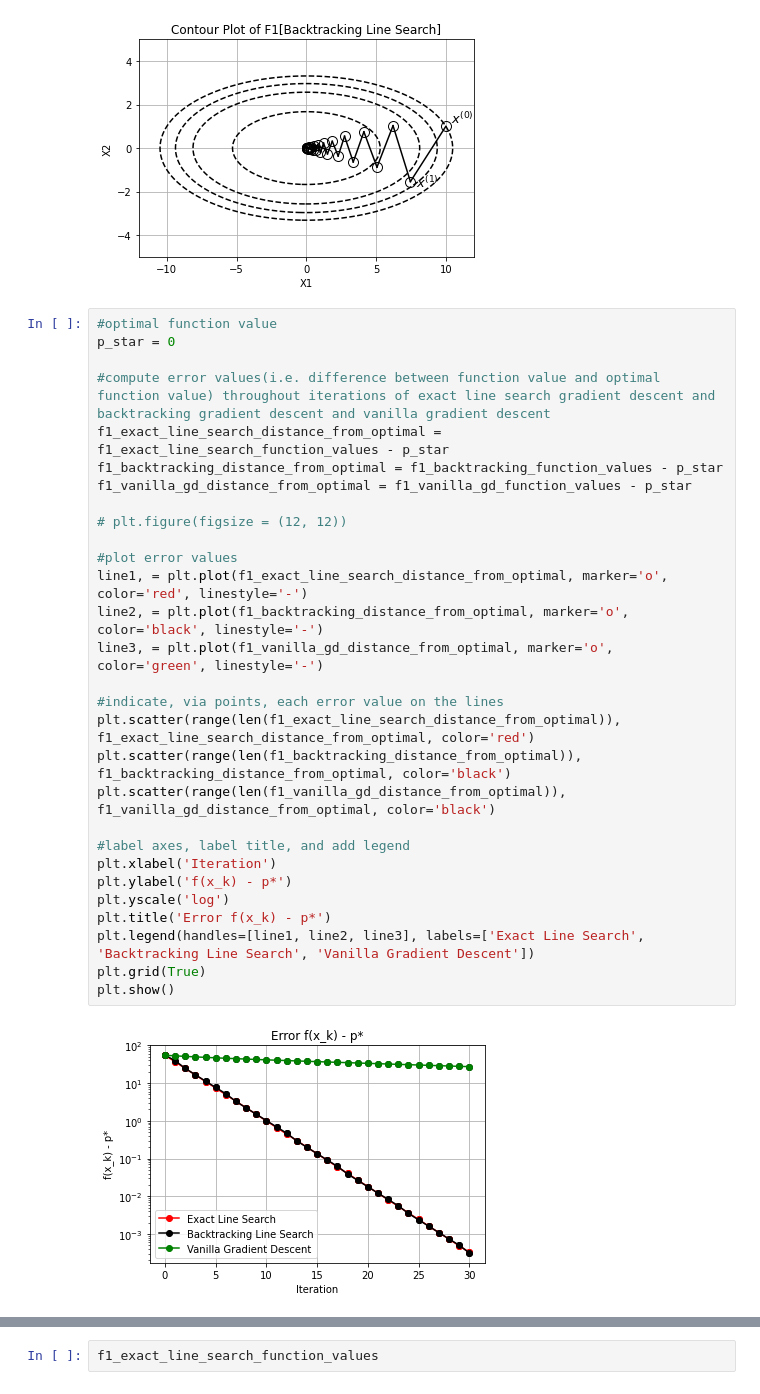
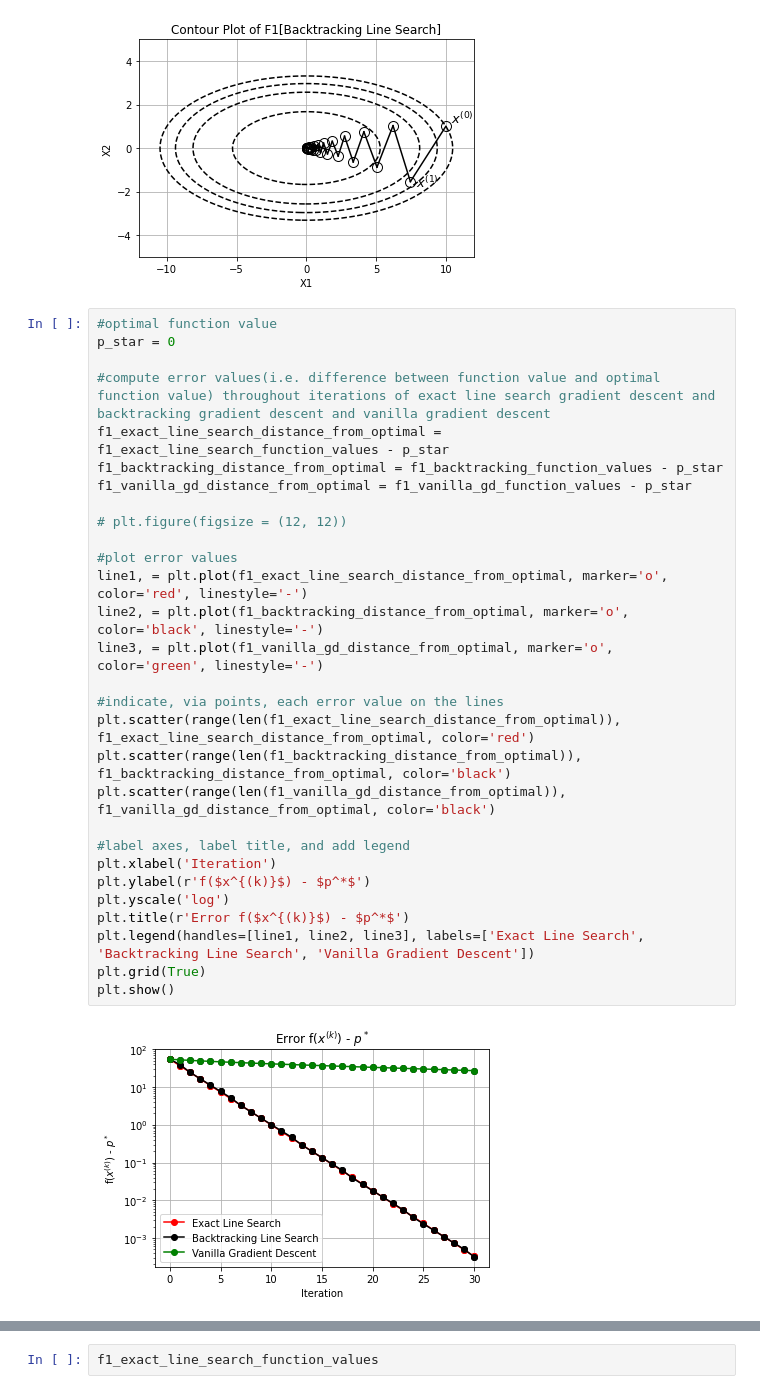
Before and after one commit to Ravi-Raghavan/ConvexOptimization, a Jupyter notebook: hw4.ipynb, the cells around one changed output, grey strips where cells are left out. Drawn from its saved outputs; the diff is of its cells as text.

Commit message:
Need to adjust graph titles

```diff
--- a/hw4.ipynb
+++ b/hw4.ipynb
@@ -348,34 +348,34 @@ plt.show()
 # %%
 #optimal function value
 p_star = 0
 
 #compute error values(i.e. difference between function value and optimal function value) throughout iterations of exact line search gradient descent and backtracking gradient descent and vanilla gradient descent
 f1_exact_line_search_distance_from_optimal = f1_exact_line_search_function_values - p_star
 f1_backtracking_distance_from_optimal = f1_backtracking_function_values - p_star
 f1_vanilla_gd_distance_from_optimal = f1_vanilla_gd_function_values - p_star
 
 # plt.figure(figsize = (12, 12))
 
 #plot error values
 line1, = plt.plot(f1_exact_line_search_distance_from_optimal, marker='o', color='red', linestyle='-')
 line2, = plt.plot(f1_backtracking_distance_from_optimal, marker='o', color='black', linestyle='-')
 line3, = plt.plot(f1_vanilla_gd_distance_from_optimal, marker='o', color='green', linestyle='-')
 
 #indicate, via points, each error value on the lines
 plt.scatter(range(len(f1_exact_line_search_distance_from_optimal)), f1_exact_line_search_distance_from_optimal, color='red')
 plt.scatter(range(len(f1_backtracking_distance_from_optimal)), f1_backtracking_distance_from_optimal, color='black')
 plt.scatter(range(len(f1_vanilla_gd_distance_from_optimal)), f1_vanilla_gd_distance_from_optimal, color='black')
 
 #label axes, label title, and add legend
 plt.xlabel('Iteration')
-plt.ylabel('f(x_k) - p*')
+plt.ylabel(r'f($x^{(k)}$) - $p^*$')
 plt.yscale('log')
-plt.title('Error f(x_k) - p*')
+plt.title(r'Error f($x^{(k)}$) - $p^*$')
 plt.legend(handles=[line1, line2, line3], labels=['Exact Line Search', 'Backtracking Line Search', 'Vanilla Gradient Descent'])
 plt.grid(True)
 plt.show()
 # %% [output]
-[figure, old version]
+[figure, new version]
 # %%
 #plot error values
 line1, = plt.plot(f1_exact_line_search_distance_from_optimal, marker='o', color='red', linestyle='-')
```
Also changed, not shown: parts of 3 cells of this notebook.
